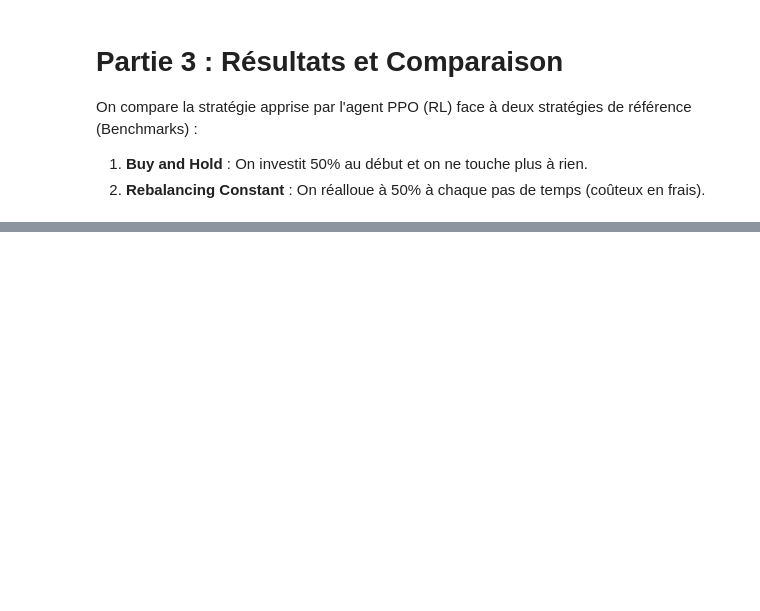
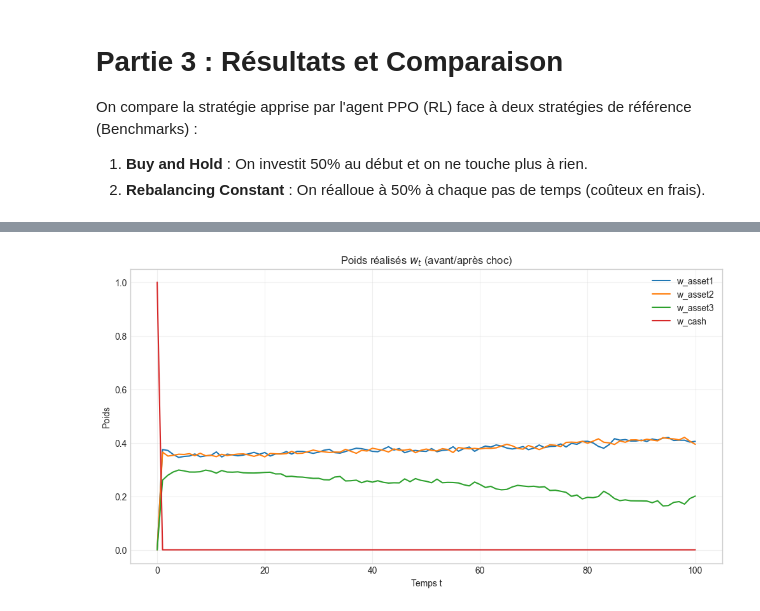
Before and after one commit to YuetongLU7/Sequential-capital-allocation-with-transaction-costs---Reinforcement-learning, a Jupyter notebook: AR.ipynb, the cells around one changed output, grey strips where cells are left out. Saved outputs shown, nothing was run; the diff lists cells and outputs as text; code cells hidden in the pictures; blank space fills up the shorter version.

```diff
--- a/AR.ipynb
+++ b/AR.ipynb
@@ -286,0 +375,29 @@ Capital Final B&H : 115.87
+# %%
+
+# enregistrement des poids w_t
+obs, _ = env.reset(seed=42)
+
+w_hist = [env.w.copy()]   # w_0
+for t in range(env.n_steps):
+    action, _ = model.predict(obs, deterministic=True)
+    obs, reward, done, _, _ = env.step(action)
+    w_hist.append(env.w.copy())
+    if done:
+        break
+
+w_hist = np.array(w_hist)   # shape (T+1, n_assets)
+
+# plot
+plt.figure(figsize=(12, 6))
+for i in range(env.n_risky):
+    plt.plot(w_hist[:, i], label=f"w_asset{i+1}")
+plt.plot(w_hist[:, -1], label="w_cash")
+
+plt.title("Poids réalisés $w_t$ (avant/après choc)")
+plt.xlabel("Temps t")
+plt.ylabel("Poids")
+plt.legend()
+plt.grid(alpha=0.3)
+plt.show()
+# %% [output]
+[figure, added]
```
Also changed, not shown: parts of 9 cells of this notebook.
